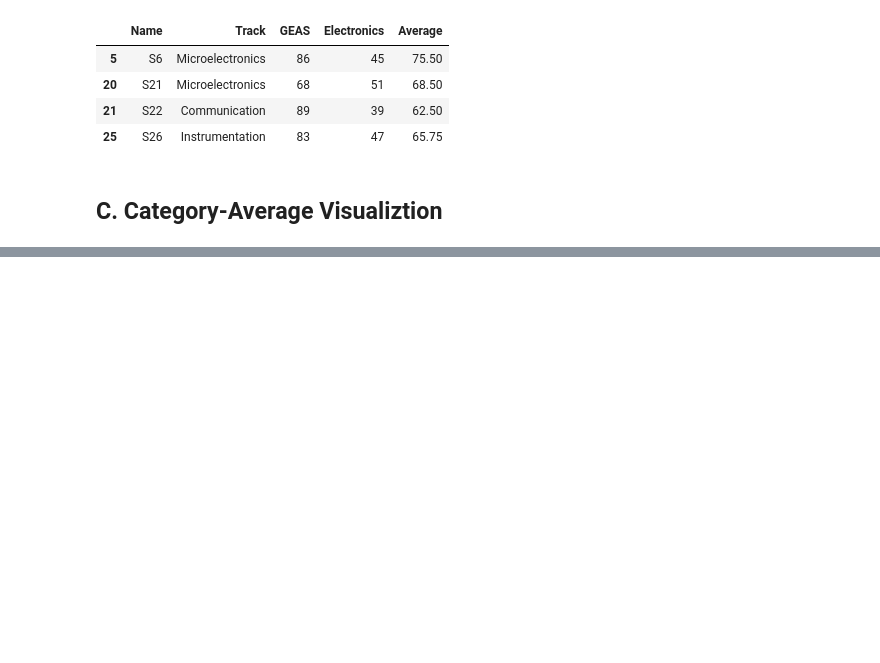
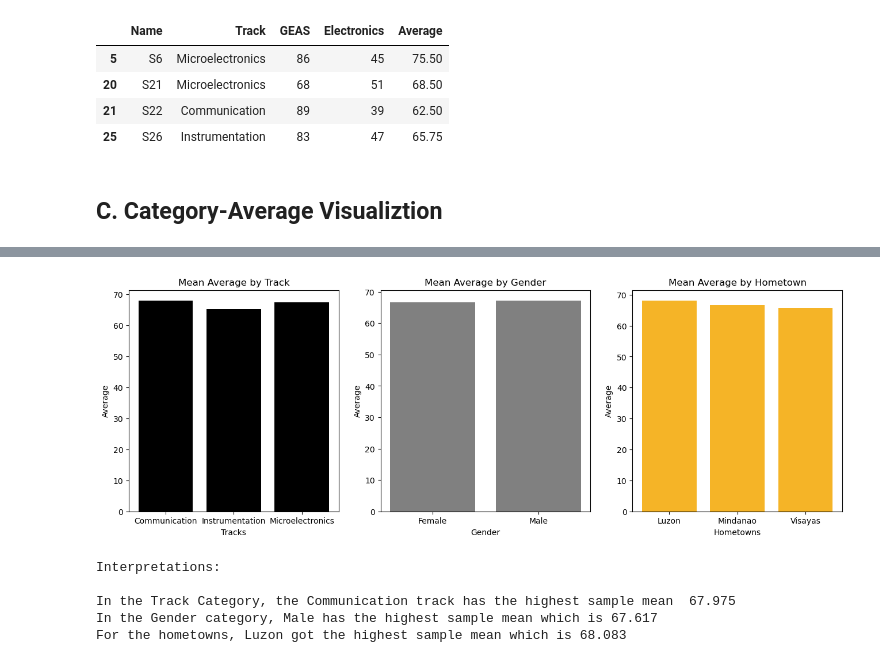
Before and after one commit to mykzacharysanmiguel/ECE-2112-PA-4, a Jupyter notebook: Programming Assignment 4.ipynb, the cells around one changed output, grey strips where cells are left out. Saved outputs shown, nothing was run; the diff lists cells and outputs as text; code cells hidden in the pictures; blank space fills up the shorter version.

```diff
--- a/Programming Assignment 4.ipynb
+++ b/Programming Assignment 4.ipynb
@@ -64,3 +66,9 @@ display(VisFemale.loc[VisFemale['Average']>=60])
 | 25 | S26 | Instrumentation | 83 | 47 | 65.75 |
 # %% [markdown]
 ## C. Category-Average Visualiztion
+# %%
+trackM = data.pivot_table(index='Track',values='Average',aggfunc='mean').reset_index()
+genderM = data.pivot_table(index='Gender',values='Average',aggfunc='mean').reset_index()
+hometownM = data.pivot_table(index='Hometown',values='Average',aggfunc='mean').reset_index()
+
+display(trackM, genderM, hometownM)
@@ -66,0 +87,23 @@ display(VisFemale.loc[VisFemale['Average']>=60])
+# %%
+bar, (track, gender, hometown) = plt.subplots(1,3,figsize=(16,5))
+
+track.bar(trackM['Track'],trackM['Average'],color='black')
+track.set(title='Mean Average by Track',xlabel='Tracks',ylabel='Average')
+
+gender.bar(genderM['Gender'],genderM['Average'],color='gray')
+gender.set(title='Mean Average by Gender',xlabel='Gender',ylabel='Average')
+
+hometown.bar(hometownM['Hometown'], hometownM['Average'],color='#F5B427')
+hometown.set(title='Mean Average by Hometown',xlabel='Hometowns',ylabel='Average')
+
+plt.show()
+print('Interpretations:','\n\nIn the Track Category, the Communication track has the highest sample mean  67.975')
+print('In the Gender category, Male has the highest sample mean which is 67.617')
+print('For the hometowns, Luzon got the highest sample mean which is 68.083')
+# %% [output]
+[figure, added]
+Interpretations:
+
+In the Track Category, the Communication track has the highest sample mean  67.975
+In the Gender category, Male has the highest sample mean which is 67.617
+For the hometowns, Luzon got the highest sample mean which is 68.083
```
Also changed, not shown: parts of 2 cells of this notebook.
